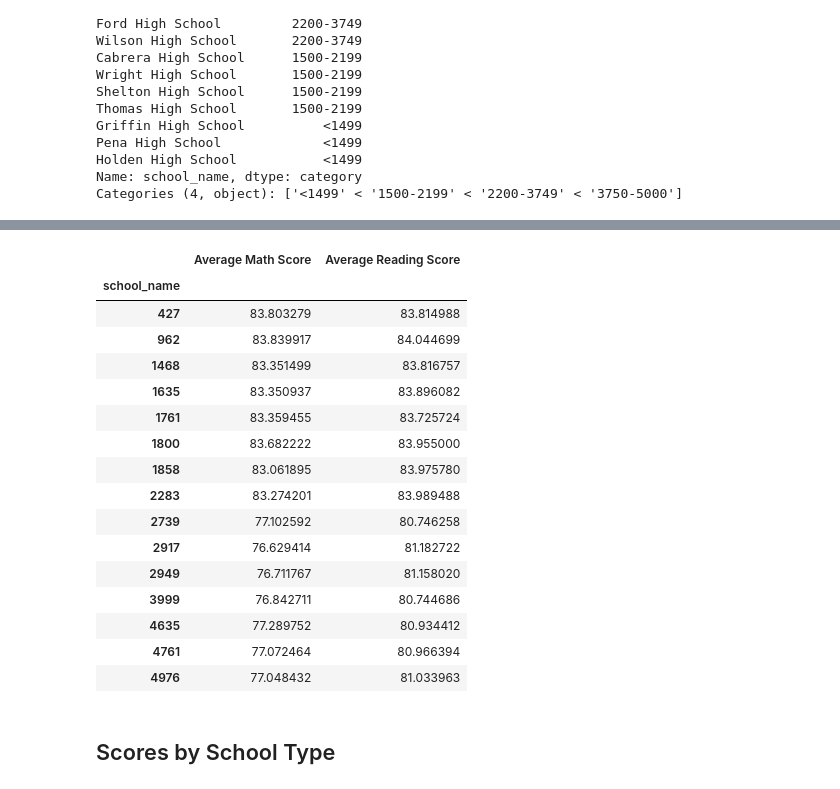
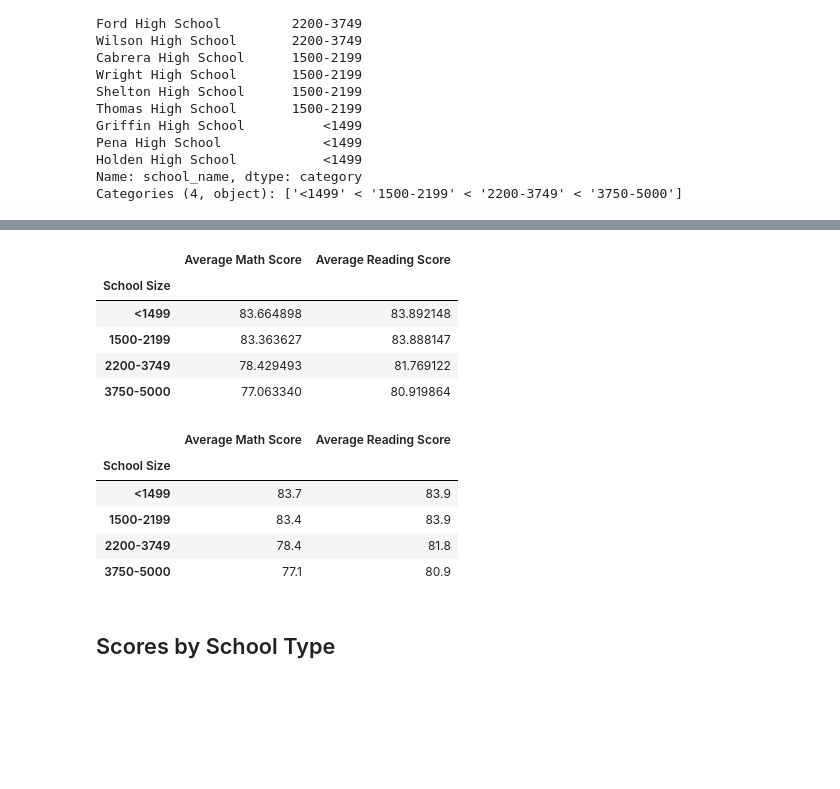
Before and after one commit to GregoryBWilson/School_District_Analysis, a Jupyter notebook: PyCitySchools_Challenge_testing.ipynb, the cells around one changed output, grey strips where cells are left out. Saved outputs shown, nothing was run; the diff lists cells and outputs as text; code cells hidden in the pictures; blank space fills up the shorter version.

Commit message:
Finally the schools size is complete

```diff
--- a/PyCitySchools_Challenge_testing.ipynb
+++ b/PyCitySchools_Challenge_testing.ipynb
@@ -752,3 +752,7 @@ Pena High School             <1499
 Holden High School           <1499
 Name: school_name, dtype: category
 Categories (4, object): ['<1499' < '1500-2199' < '2200-3749' < '3750-5000']
+# %%
+# Categorize school size based on the bins.
+per_school_summary_df["School Size Ranges"] = pd.cut("Total Students", size_bins, labels=group_names, right=False)
+per_school_summary_df
@@ -755,36 +766,42 @@ Categories (4, object): ['<1499' < '1500-2199' < '2200-3749' < '3750-5000']
 # %%
 # Calculate averages for the desired columns.
-size_math_scores = per_school_summary_df.groupby([per_school_counts]).mean()["Average Math Score"]
+size_math_scores = per_school_summary_df.groupby(["School Size"]).mean()["Average Math Score"]
 
-size_reading_scores = per_school_summary_df.groupby([per_school_counts]).mean()["Average Reading Score"]
+size_reading_scores = per_school_summary_df.groupby(["School Size"]).mean()["Average Reading Score"]
 # %%
+# Assemble into DataFrame.
 # Assemble into DataFrame.
 size_summary_df = pd.DataFrame({
           "Average Math Score" : size_math_scores,
-          "Average Reading Score": size_reading_scores,})
+          "Average Reading Score": size_reading_scores})
+
+size_summary_df
+# %% [output]
+|  | Average Math Score | Average Reading Score |
+| School Size |  |  |
+| <1499 | 83.664898 | 83.892148 |
+| 1500-2199 | 83.363627 | 83.888147 |
+| 2200-3749 | 78.429493 | 81.769122 |
+| 3750-5000 | 77.063340 | 80.919864 |
 # %%
 # Format the DataFrame
+# Formatting.
+size_summary_df["Average Math Score"] = size_summary_df["Average Math Score"].map("{:.1f}".format)
+
+size_summary_df["Average Reading Score"] = size_summary_df["Average Reading Score"].map("{:.1f}".format)
+
+size_summary_df
+
 # Display the data frame
-dfi.export(size_summary_df, 'Resources/Table14.png')
+# dfi.export(size_summary_df, 'Resources/Table14.png')
 size_summary_df
 # %% [output]
 |  | Average Math Score | Average Reading Score |
-| school_name |  |  |
-| 427 | 83.803279 | 83.814988 |
-| 962 | 83.839917 | 84.044699 |
-| 1468 | 83.351499 | 83.816757 |
-| 1635 | 83.350937 | 83.896082 |
-| 1761 | 83.359455 | 83.725724 |
-| 1800 | 83.682222 | 83.955000 |
-| 1858 | 83.061895 | 83.975780 |
-| 2283 | 83.274201 | 83.989488 |
-| 2739 | 77.102592 | 80.746258 |
-| 2917 | 76.629414 | 81.182722 |
-| 2949 | 76.711767 | 81.158020 |
-| 3999 | 76.842711 | 80.744686 |
-| 4635 | 77.289752 | 80.934412 |
-| 4761 | 77.072464 | 80.966394 |
-| 4976 | 77.048432 | 81.033963 |
+| School Size |  |  |
+| <1499 | 83.7 | 83.9 |
+| 1500-2199 | 83.4 | 83.9 |
+| 2200-3749 | 78.4 | 81.8 |
+| 3750-5000 | 77.1 | 80.9 |
 # %% [markdown]
 ## Scores by School Type
 # %%
```
Also changed, not shown: parts of 1 cell of this notebook, 2 other files.
